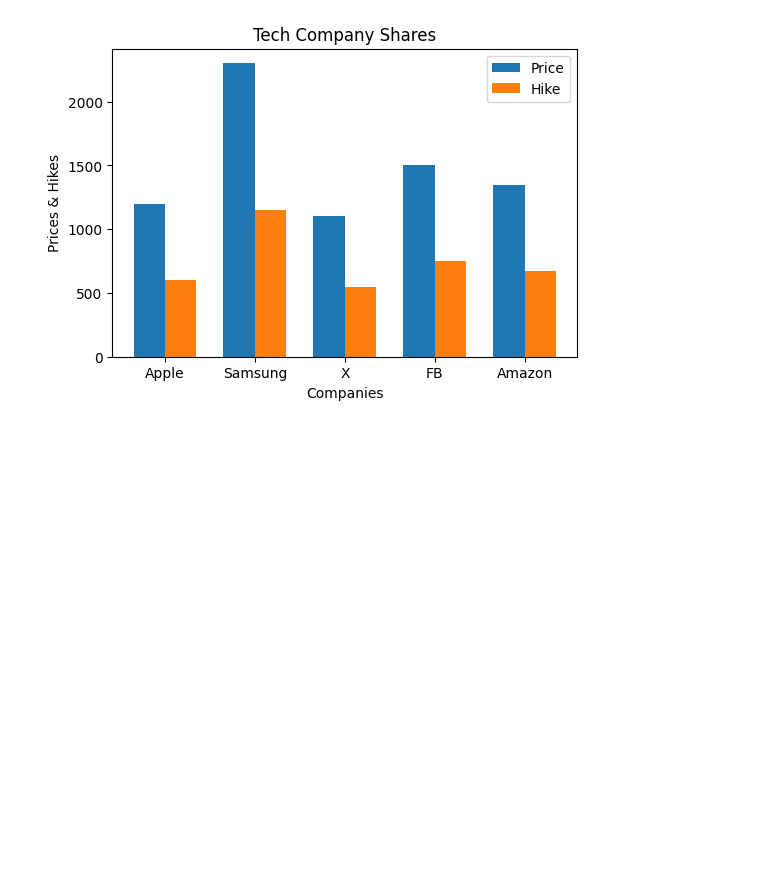
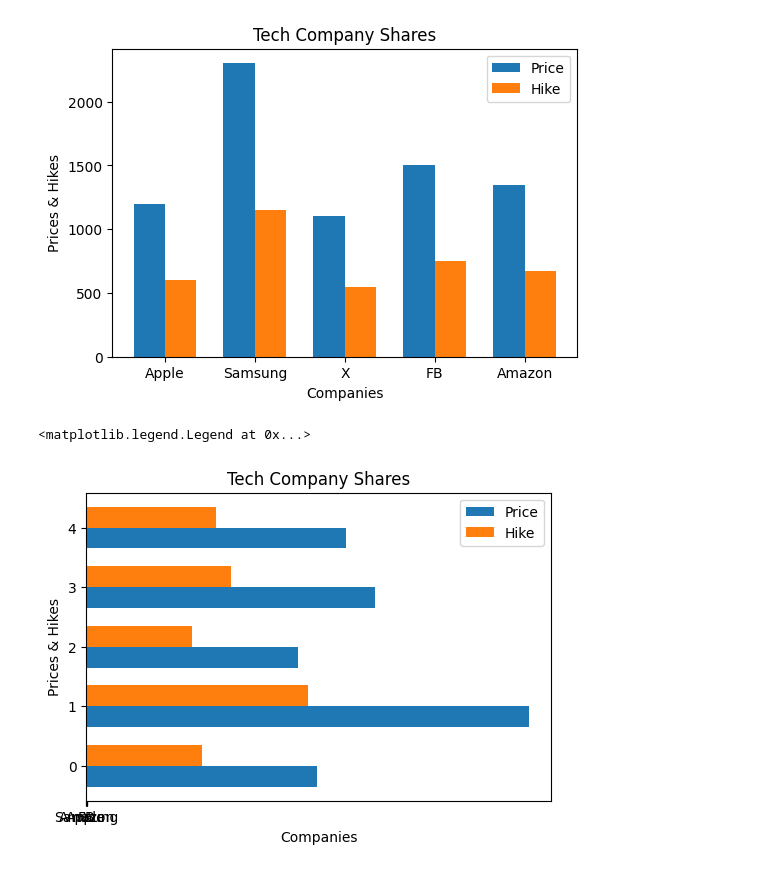
Before and after one commit to VyshnaviKarakatla/statistics-notebooks, a Jupyter notebook: _04_matplotlib.ipynb, the cells around one changed output. Drawn from its saved outputs; the diff is of its cells as text; code cells hidden in the pictures; blank space fills up the shorter version.

```diff
--- a/_04_matplotlib.ipynb
+++ b/_04_matplotlib.ipynb
@@ -170,3 +170,17 @@ plt.legend()
 # %% [output]
 <matplotlib.legend.Legend at 0x...>
 [figure]
+# %%
+x = np.arange(len(companies))
+width = 0.35
+plt.figure(figsize=(6,4))
+plt.xlabel('Prices & Hikes')
+plt.ylabel('Companies')
+plt.title('Tech Company Shares')
+plt.barh(x - width/2, prices, width, label='Hike')
+plt.barh(x + width/2, hikes,  width, label='Price')
+plt.xticks(x, companies)
+plt.legend()
+# %% [output]
+<matplotlib.legend.Legend at 0x...>
+[figure, added]
```
